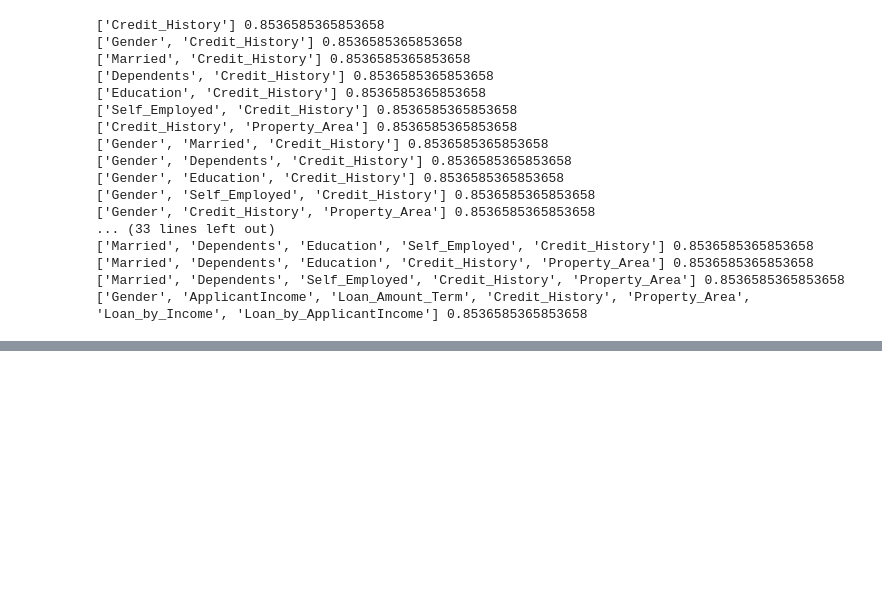
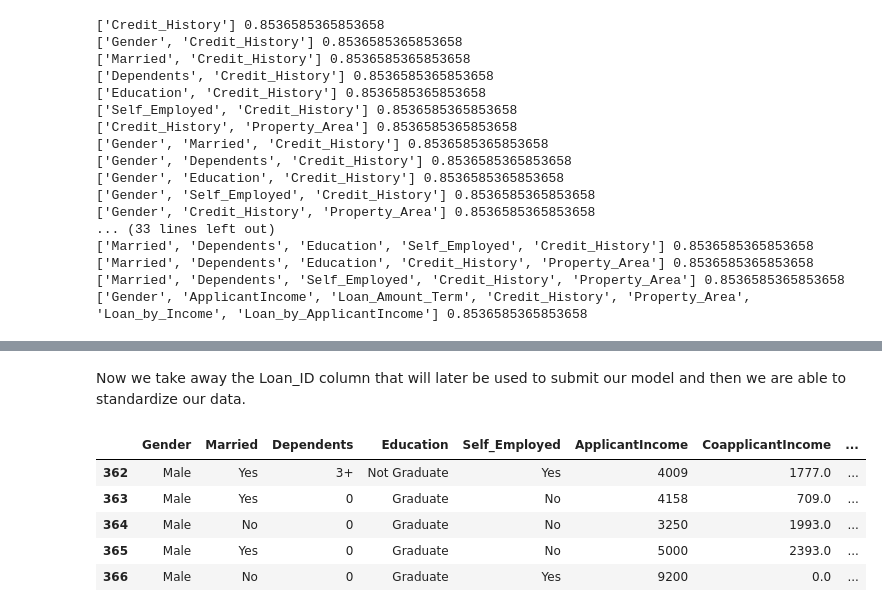
Before and after one commit to mateusmelo821/loan-prediction, a Jupyter notebook: index.ipynb, the cells around one changed output, grey strips where cells are left out. Cells and saved outputs as stored; diff of their text form; code cells hidden in the pictures; blank space fills up the shorter version.

```diff
--- a/index.ipynb
+++ b/index.ipynb
@@ -897,0 +970,13 @@ dump(clf, 'final_model.joblib')
+# %% [markdown]
+Now we take away the Loan_ID column that will later be used to submit our model and then we are able to standardize our data.
+# %%
+df_submit = df_test[['Loan_ID', 'Loan_Status']].copy()
+df_test = df_test.drop(columns=['Loan_ID'])
+df_test.tail()
+# %% [output]
+|  | Gender | Married | Dependents | Education | Self_Employed | ApplicantIncome | CoapplicantIncome | ... |
+| 362 | Male | Yes | 3+ | Not Graduate | Yes | 4009 | 1777.0 | ... |
+| 363 | Male | Yes | 0 | Graduate | No | 4158 | 709.0 | ... |
+| 364 | Male | No | 0 | Graduate | No | 3250 | 1993.0 | ... |
+| 365 | Male | Yes | 0 | Graduate | No | 5000 | 2393.0 | ... |
+| 366 | Male | No | 0 | Graduate | Yes | 9200 | 0.0 | ... |
```
Also changed, not shown: parts of 57 cells of this notebook, 11 other files.
